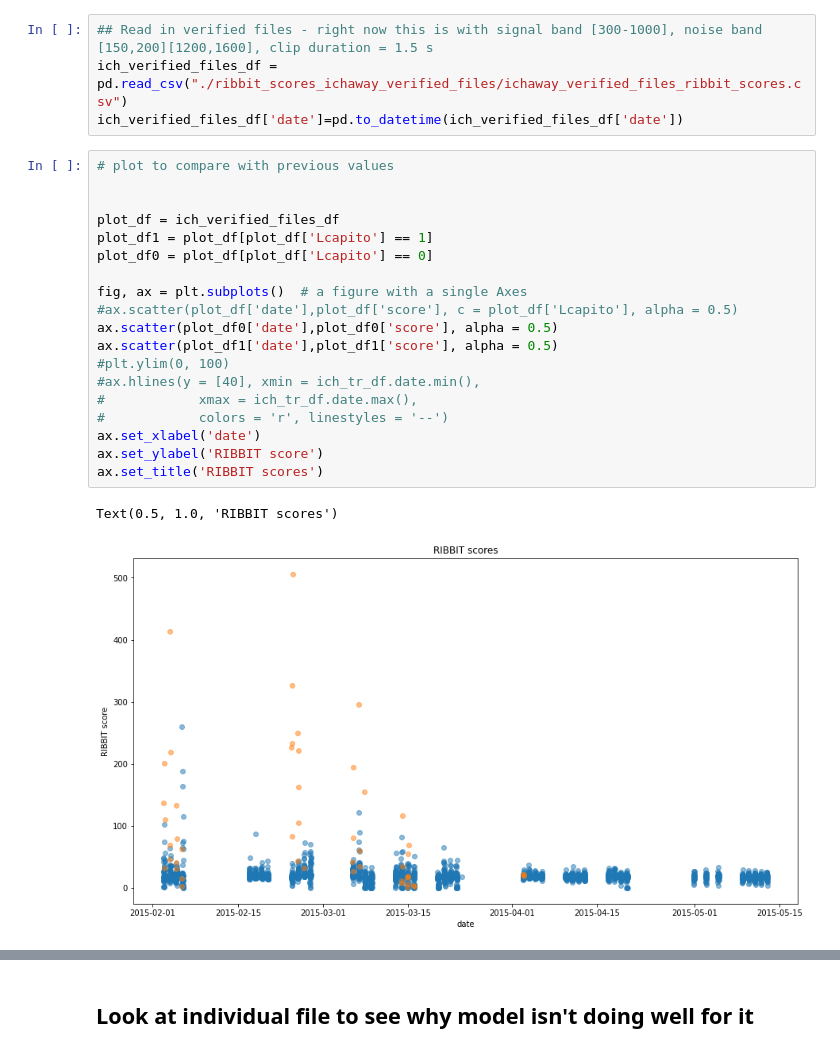
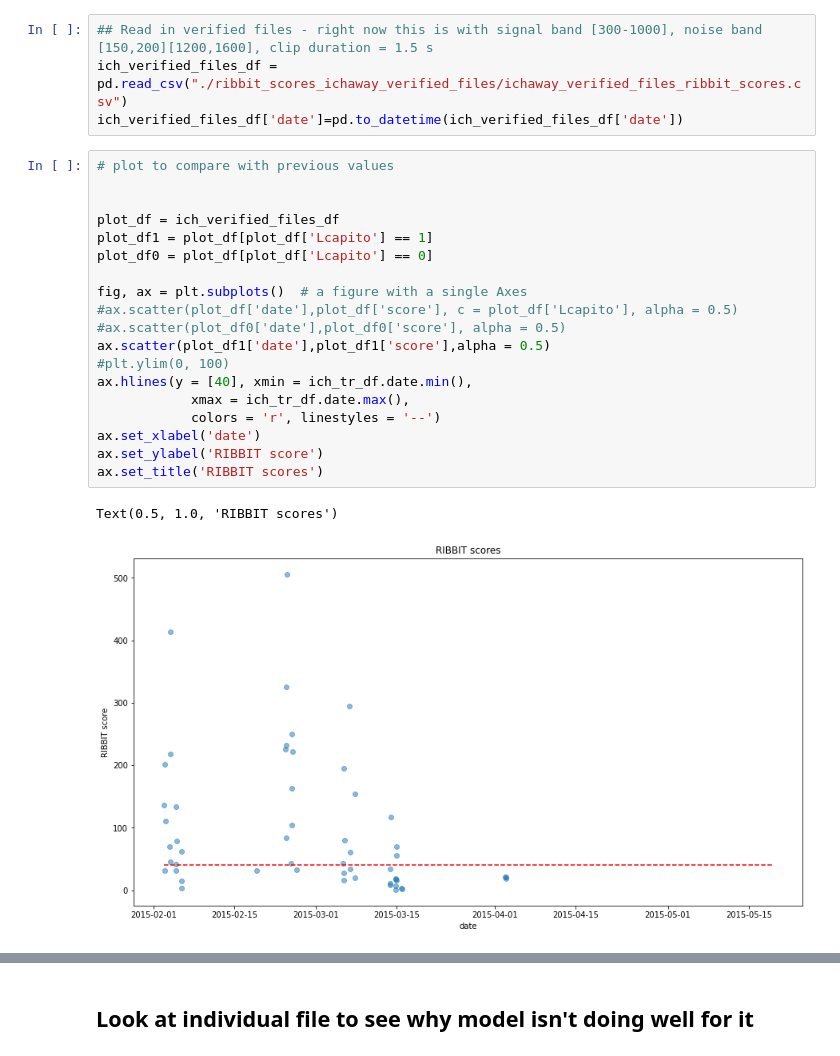
Before and after one commit to mayalapp/ga-frog-id, a Jupyter notebook: python-ribbit/data_cleaning.ipynb, the cells around one changed output, grey strips where cells are left out. Drawn from its saved outputs; the diff is of its cells as text.

```diff
--- a/python-ribbit/data_cleaning.ipynb
+++ b/python-ribbit/data_cleaning.ipynb
@@ -137,22 +155,22 @@ ich_verified_files_df['date']=pd.to_datetime(ich_verified_files_df['date'])
 # %%
 # plot to compare with previous values
 
 
 plot_df = ich_verified_files_df
 plot_df1 = plot_df[plot_df['Lcapito'] == 1]
 plot_df0 = plot_df[plot_df['Lcapito'] == 0]
 
 fig, ax = plt.subplots()  # a figure with a single Axes
 #ax.scatter(plot_df['date'],plot_df['score'], c = plot_df['Lcapito'], alpha = 0.5)
-ax.scatter(plot_df0['date'],plot_df0['score'], alpha = 0.5)
-ax.scatter(plot_df1['date'],plot_df1['score'], alpha = 0.5)
+#ax.scatter(plot_df0['date'],plot_df0['score'], alpha = 0.5)
+ax.scatter(plot_df1['date'],plot_df1['score'],alpha = 0.5)
 #plt.ylim(0, 100)
-#ax.hlines(y = [40], xmin = ich_tr_df.date.min(),
-#            xmax = ich_tr_df.date.max(),
-#            colors = 'r', linestyles = '--')
+ax.hlines(y = [40], xmin = ich_tr_df.date.min(),
+            xmax = ich_tr_df.date.max(),
+            colors = 'r', linestyles = '--')
 ax.set_xlabel('date')
 ax.set_ylabel('RIBBIT score')
 ax.set_title('RIBBIT scores')
 # %% [output]
 Text(0.5, 1.0, 'RIBBIT scores')
-[figure, old version]
+[figure, new version]
```
Also changed, not shown: parts of 8 cells of this notebook, 4 other files.
